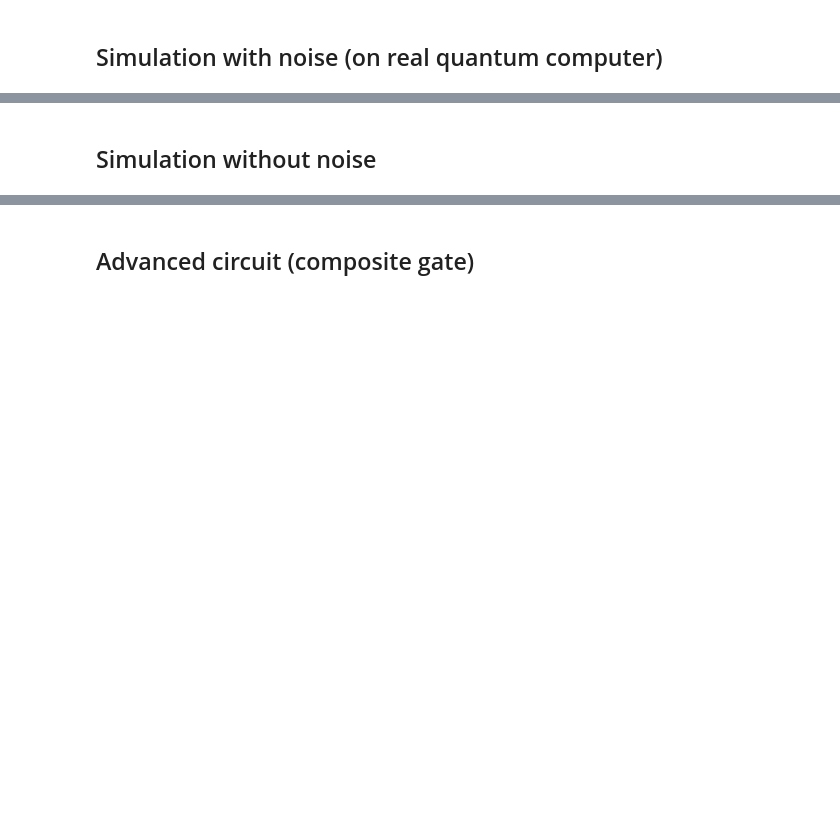
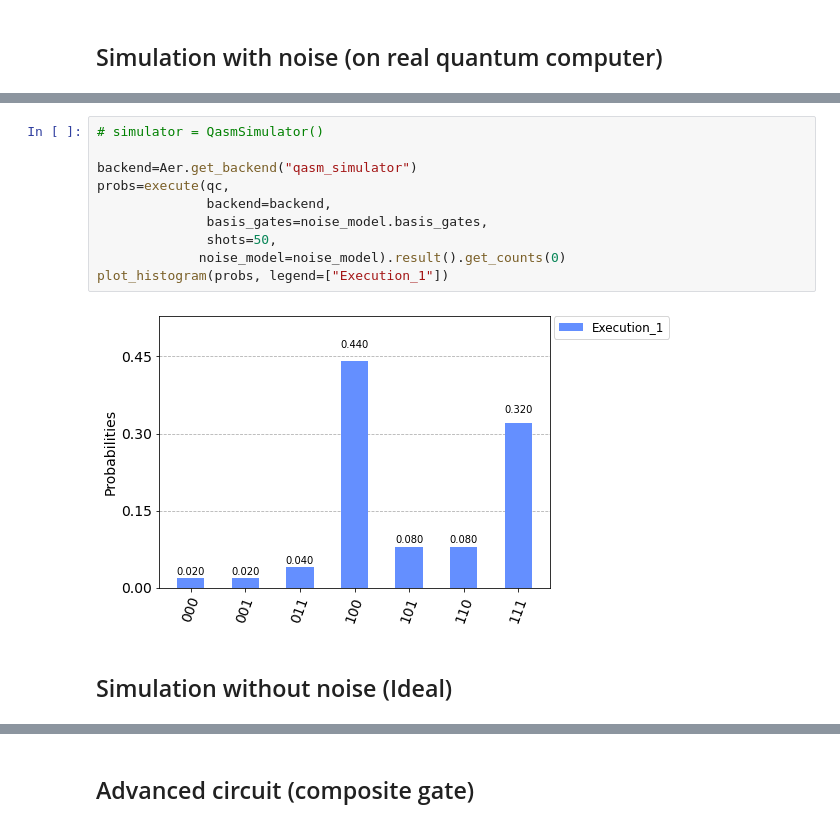
Before and after one commit to theobori/notebooks, a Jupyter notebook: quantum/quantum-exploration.ipynb, the cells around one changed output, grey strips where cells are left out. Cells and saved outputs as stored; diff of their text form; blank space fills up the shorter version.

```diff
--- a/quantum/quantum-exploration.ipynb
+++ b/quantum/quantum-exploration.ipynb
@@ -128,5 +169,17 @@ ibmqfactory.load_account:WARNING:2020-08-27 22:33:11,690: Credentials are alread
+# %%
+# simulator = QasmSimulator()
+
+backend=Aer.get_backend("qasm_simulator")
+probs=execute(qc,
+              backend=backend,
+              basis_gates=noise_model.basis_gates,
+              shots=50,
+             noise_model=noise_model).result().get_counts(0)
+plot_histogram(probs, legend=["Execution_1"])
+# %% [output]
+[figure, added]
 # %% [markdown]
-## Simulation without noise
+## Simulation without noise (Ideal)
 # %%
 backend=Aer.get_backend("qasm_simulator")
 probs=execute(qc,backend=backend,shots=50).result().get_counts(qc)
```
Also changed, not shown: parts of 13 cells of this notebook.
